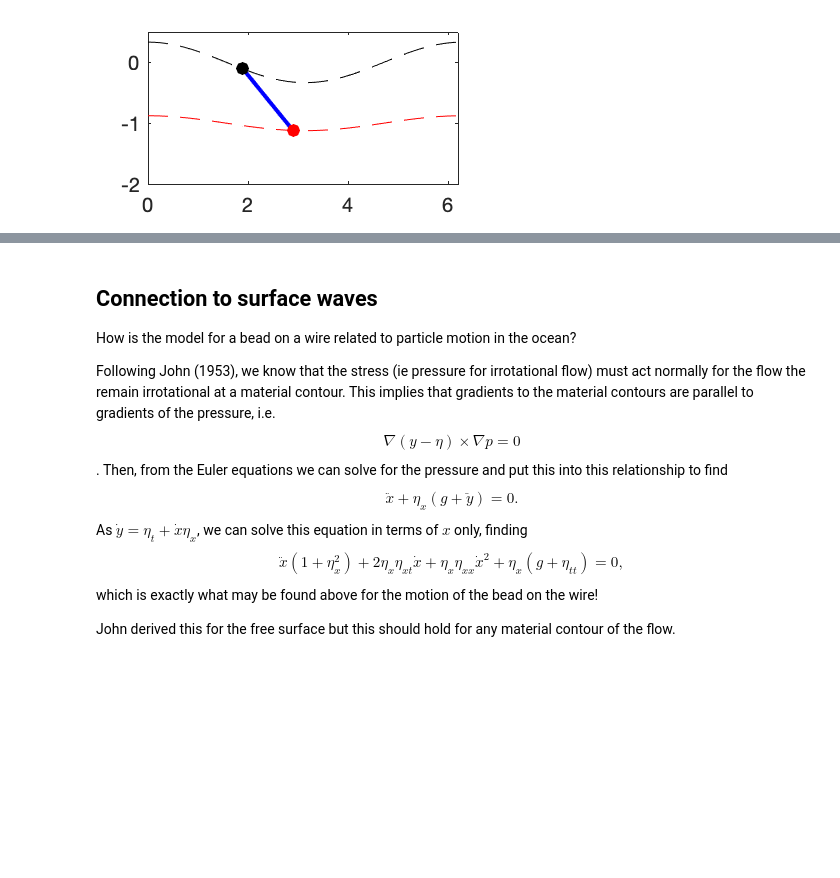
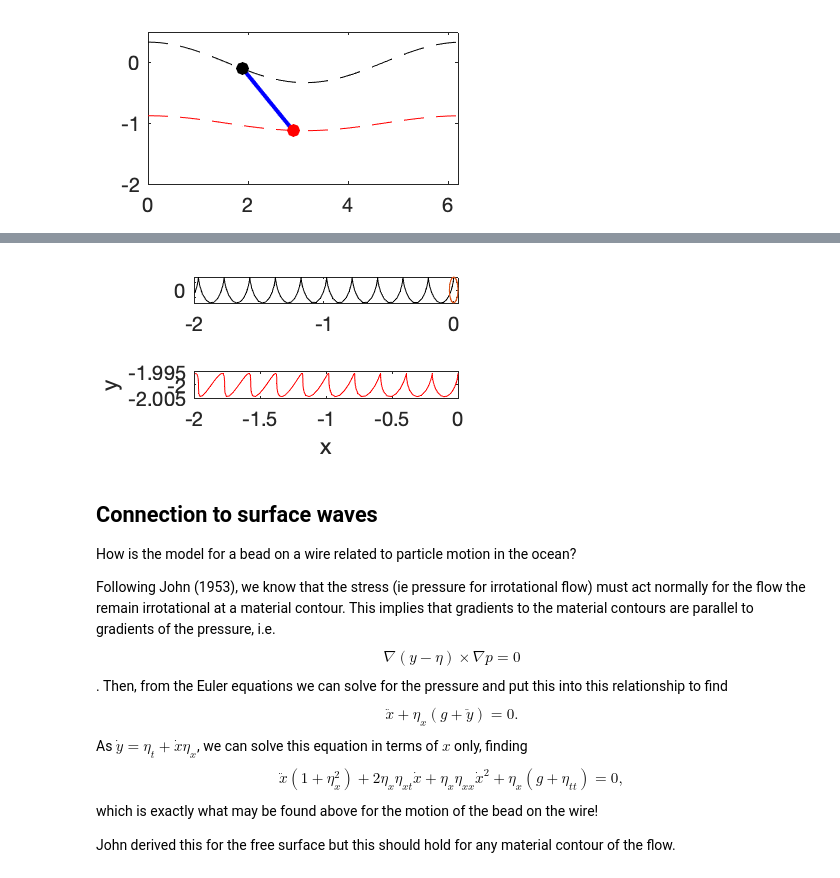
Before and after one commit to npizzo/WG, a Jupyter notebook: A simplified model of WG motion.ipynb, the cells around one changed output, grey strips where cells are left out. Saved outputs shown, nothing was run; the diff lists cells and outputs as text; code cells hidden in the pictures; blank space fills up the shorter version.

```diff
--- a/A simplified model of WG motion.ipynb
+++ b/A simplified model of WG motion.ipynb
@@ -86,0 +100,14 @@ We now code up solutions to our governing equations in Matlab
+# %%
+%% solve DE
+g = 9.81;
+nu = 0*1e-3;
+beta = 0*1e-3;
+kappa = 0*1e1;
+k = 1;
+a = 1/30;
+omega = sqrt(g * k);
+z = 2;
+d = z;
+tspan = [0 20];
+IC = [0; 0; 0; 0*exp(-z*k)]; %these need to be chosen to satisfy the e.o.m. for water waves
+[t,y] = ode45(@(t,y) WGM(t,y,g,nu,beta,kappa,k,omega,a,d,z),tspan,IC);
@@ -87,3 +126,19 @@ We now code up solutions to our governing equations in Matlab
+# %%
+%% look at trajectories
+y1 = a * cos(k * y(:,1) - omega * t);
+y2 = a * exp(- z * k) * cos(k * y(:,3) - omega * t);
+subplot(2,1,1)
+plot(y(:,1),y1,'k')
+hold on
+plot(-a*sin(-omega*t),a*cos(-omega*t),'--')
+subplot(2,1,2)
+plot(y(:,1),-z+y2,'r')
+xlabel('x')
+ylabel('y')
+set(gcf, 'Position',  [100, 100, 200, 100])
+set(gcf,'color','w')
+# %% [output]
+[figure, added]
 # %% [markdown]
 Connection to surface waves
 ----
```
Also changed, not shown: parts of 8 cells of this notebook, 4 other files.
